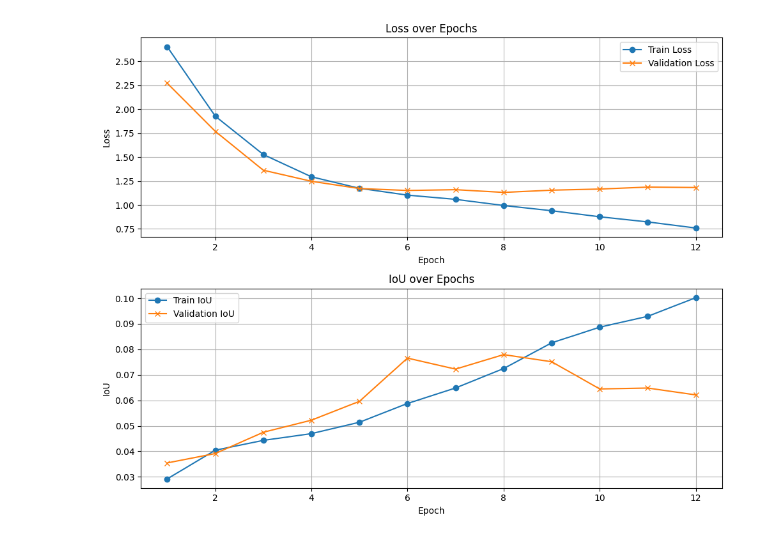
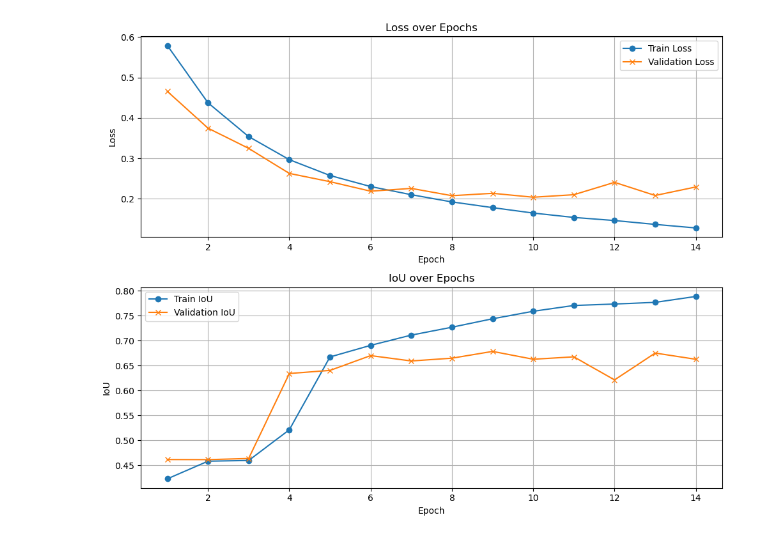
Before and after one commit to duchieuvn/oth-cvision, a Jupyter notebook: nb/eval.ipynb, the cells around one changed output. Drawn from its saved outputs; the diff is of its cells as text; code cells hidden in the pictures.

```diff
--- a/nb/eval.ipynb
+++ b/nb/eval.ipynb
@@ -3,7 +3,7 @@ import json
 import matplotlib.pyplot as plt
 
 
-metrics_path = '../results/train/metrics.json'
+metrics_path = '../results/BUSI/train/UNetPlusPlusSum_metrics.json'
 with open(metrics_path, 'r') as f:
     metrics = json.load(f)
 
@@ -12,31 +12,31 @@ epochs = [entry['epoch'] for entry in metrics]
 train_loss = [entry['train_loss'] for entry in metrics]
 val_loss = [entry['val_loss'] for entry in metrics]
 train_iou = [entry['train_iou'] for entry in metrics]
 val_iou = [entry['val_iou'] for entry in metrics]
 epoch_time = [entry['epoch_time'] for entry in metrics]
 
 # Create subplots: Loss and IoU
 fig, axs = plt.subplots(2, 1, figsize=(10, 8))
 
 # Plot Loss
 axs[0].plot(epochs, train_loss, label='Train Loss', marker='o')
 axs[0].plot(epochs, val_loss, label='Validation Loss', marker='x')
 axs[0].set_title('Loss over Epochs')
 axs[0].set_xlabel('Epoch')
 axs[0].set_ylabel('Loss')
 axs[0].legend()
 axs[0].grid(True)
 
 # Plot IoU
 axs[1].plot(epochs, train_iou, label='Train IoU', marker='o')
 axs[1].plot(epochs, val_iou, label='Validation IoU', marker='x')
 axs[1].set_title('IoU over Epochs')
 axs[1].set_xlabel('Epoch')
 axs[1].set_ylabel('IoU')
 axs[1].legend()
 axs[1].grid(True)
 
 plt.tight_layout()
 plt.show()
 # %% [output]
-[figure, old version]
+[figure, new version]
```
Also changed, not shown: parts of 1 cell of this notebook, 1 other file.
